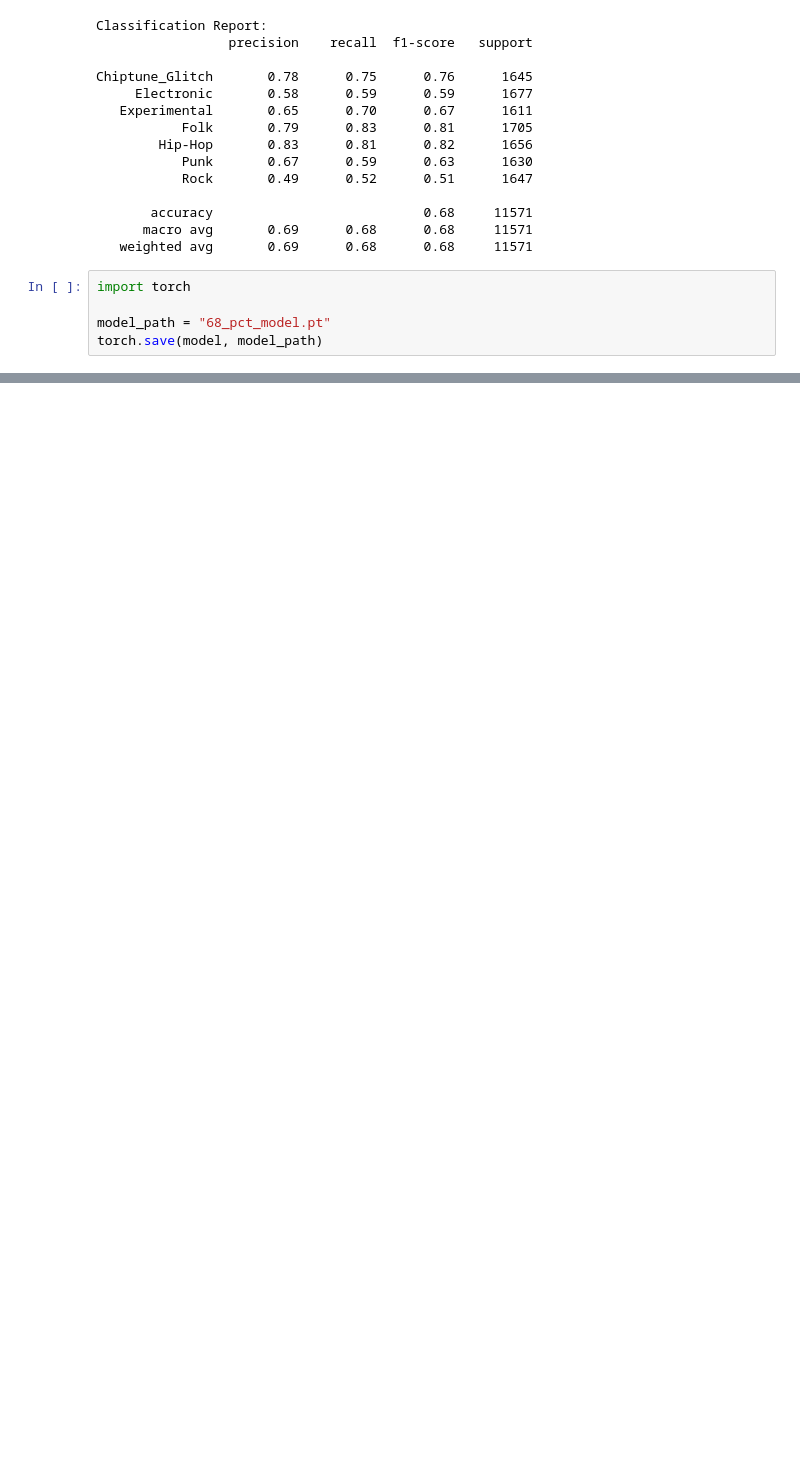
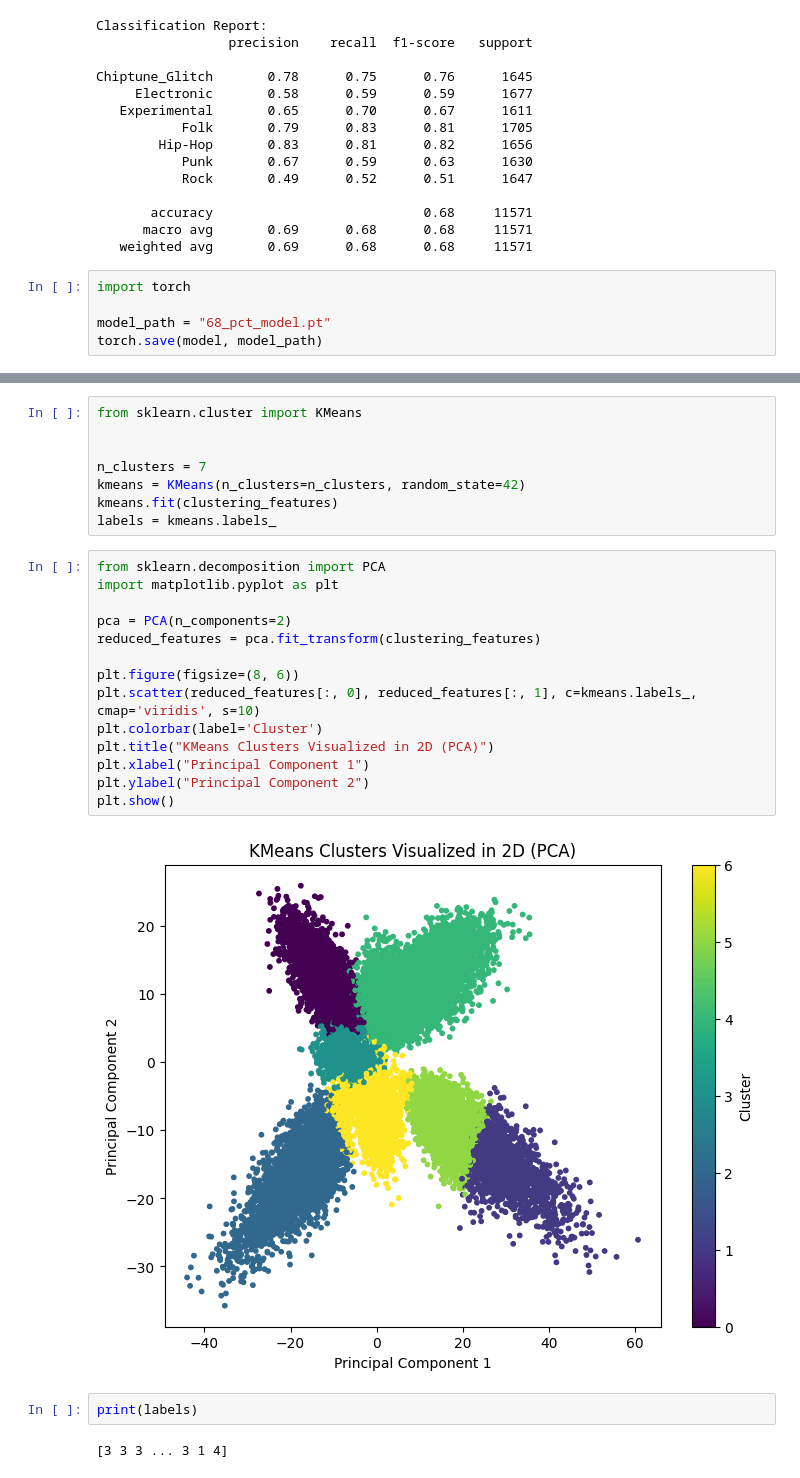
Before and after one commit to beatoven9/GenreClassification, a Jupyter notebook: SupervisedGenreClassification.ipynb, the cells around one changed output, grey strips where cells are left out. Saved outputs shown, nothing was run; the diff lists cells and outputs as text; blank space fills up the shorter version.

Commit message:
Added kmeans clustering.

```diff
--- a/SupervisedGenreClassification.ipynb
+++ b/SupervisedGenreClassification.ipynb
@@ -680,0 +762,28 @@ torch.save(model, model_path)
+# %%
+from sklearn.cluster import KMeans
+
+
+n_clusters = 7
+kmeans = KMeans(n_clusters=n_clusters, random_state=42)
+kmeans.fit(clustering_features)
+labels = kmeans.labels_
+# %%
+from sklearn.decomposition import PCA
+import matplotlib.pyplot as plt
+
+pca = PCA(n_components=2)
+reduced_features = pca.fit_transform(clustering_features)
+
+plt.figure(figsize=(8, 6))
+plt.scatter(reduced_features[:, 0], reduced_features[:, 1], c=kmeans.labels_, cmap='viridis', s=10)
+plt.colorbar(label='Cluster')
+plt.title("KMeans Clusters Visualized in 2D (PCA)")
+plt.xlabel("Principal Component 1")
+plt.ylabel("Principal Component 2")
+plt.show()
+# %% [output]
+[figure, added]
+# %%
+print(labels)
+# %% [output]
+[3 3 3 ... 3 1 4]
```
Also changed, not shown: parts of 4 cells of this notebook.
